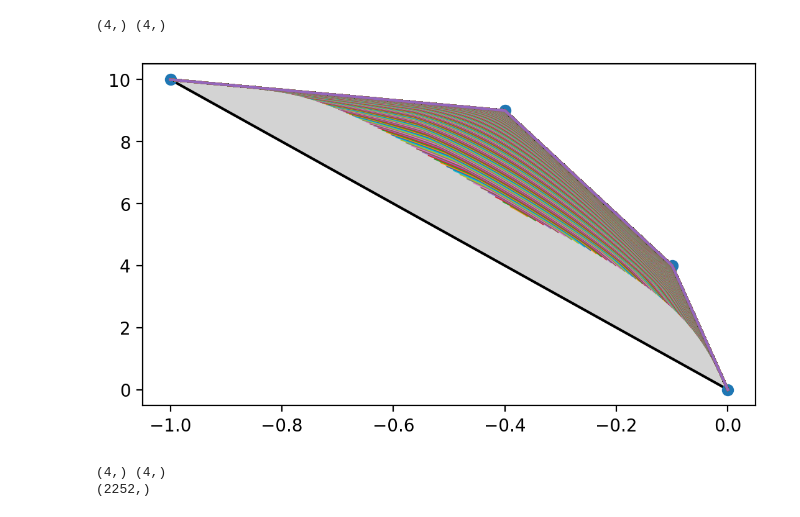
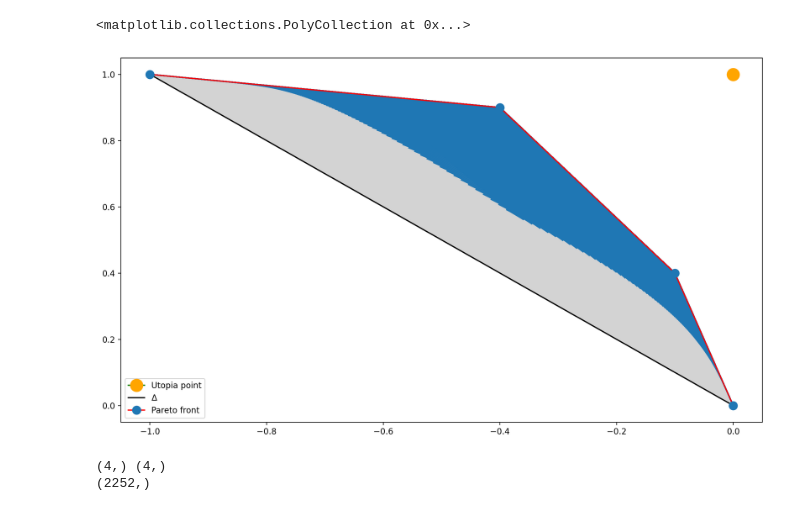
Before and after one commit to eza0107/Multi-Objective-Bandits, a Jupyter notebook: Chebyshev.ipynb, the cells around one changed output. Saved outputs shown, nothing was run; the diff lists cells and outputs as text; code cells hidden in the pictures.

```diff
--- a/Chebyshev.ipynb
+++ b/Chebyshev.ipynb
@@ -116,10 +130,10 @@ def sa_solver(R, T, w, tau):
 
 # this version's ref point is just a vector of max rewards for
 # for each objective.
-def chebyshev(R,T):
+def chebyshev(R,T,z):
     P = np.zeros((W,N_tau, 4))
     # z is the utopia/reference point
-    z = [np.max(THREATS), np.max(REWARDS)]
+    # z = [np.max(THREATS), np.max(REWARDS)]
     for n in range(N_tau):
         for w in range(W):
             SQ = np.empty(4)
@@ -129,8 +143,12 @@ def chebyshev(R,T):
                 SQ[i] = np.max(np.multiply(weight, np.abs(OMEGA[:,i] - z)))
             # print(SQ)
             temp = tau[n]*SQ
+
+            # this is because minimum of SQ value is
+            # considered greediest - so we negate
+            # for simplicity in Softmax.
             temp = float(-1.0)*temp
-            temp = temp - np.max(temp)
+            #temp = temp - np.max(temp)
             # print(temp)
 
             # if n==80:
@@ -139,3 +157,4 @@ def chebyshev(R,T):
             P[w,n,:] = np.exp(temp)/np.sum(np.exp(temp))
     learner = "Chebyshev"
     return P, learner
+#chebyshev(REWARDS,THREATS)
@@ -144,39 +238,35 @@ ModuleNotFoundError: No module named 'matplotlib'
 # %%
-# print(OMEGA)
-# print(chebyshev(REWARDS, THREATS))
-# # print(run(chebyshev, REWARDS, THREATS)[0])
+figure(figsize=(14, 8), dpi=200)
+# Chebyshev scalarization with the Utopia point that is maximum of each dimension
+Z = np.array([np.max(THREATS), np.max(REWARDS)])
+x,y = run_chebyshev(REWARDS,THREATS,Z)
+labels = ['Utopia point', '$\Delta$','Pareto front' ]
 
-figure(figsize=(14, 8), dpi=200)
-R = REWARDS
-T = THREATS
-T=T/np.max(-T)
-decision_maker = [eps_greedy, selective_attention, softmax, chebyshev]
-
-plt.figure(1)
-plt.subplot(2,2,1)
-plt.plot([T[0], T[3]], [R[0], R[3]], color = 'black' )
-plt.plot(T,R, color = 'red', marker = 'o', markerfacecolor = '#1f77b4', markeredgecolor = '#1f77b4')
-# filling with shade using pyplot fill_between
+T,R = THREATS, REWARDS
+x,y,Z,T,R = scale(x,y,Z,T,R)
+ax = plt.subplot(1,1,1)
+ax.plot(x,y, color = '#1f77b4', label = '_nolegend_')
+ax.plot(Z[0], Z[1],color = 'green', marker="o", markersize=15, markeredgecolor="orange", markerfacecolor="orange")
+ax.plot([T[0], T[3]], [R[0], R[3]], color = 'black' )
+ax.plot(T,R, color = 'red', marker = 'o', markersize = 10, markerfacecolor = '#1f77b4', markeredgecolor = '#1f77b4')
+# ax.legend(handles = [line1, line2,line3,line4])
+ax.legend(labels)
+# plt.suptitle("Feasible region of Chebyshev scalarization when the Utopia point maximizes each dimension")
 x,y = T,R
 y1 = y
 y2 = [y[0]]
 m = (y[3] - y[0])/(x[3] - x[0])
 b = (y[0]*x[3] - y[3]*x[0])/(x[3] - x[0])
 
 y2.append(m*x[1]+b)
 y2.append(m*x[2]+b)
 y2.append(y[3])
-print(np.shape(y1), np.shape(y2))
+# print(np.shape(y1), np.shape(y2))
 
 plt.fill_between(x,y1,y2, color = 'lightgrey')
-
-# plot chebyshev
-x,y = run(chebyshev, R, T)
-plt.plot(x,y)
-plt.show()
 # %% [output]
-(4,) (4,)
+<matplotlib.collections.PolyCollection at 0x...>
-[figure, old version]
+[figure, new version]
 # %%
 # Figure 5 in Chapter 4. Shows a non-trivial feasible space and the decision-makers' feasible regions.
 figure(figsize=(14, 8), dpi=200)
```
Also changed, not shown: parts of 3 cells of this notebook, 11 other files.
